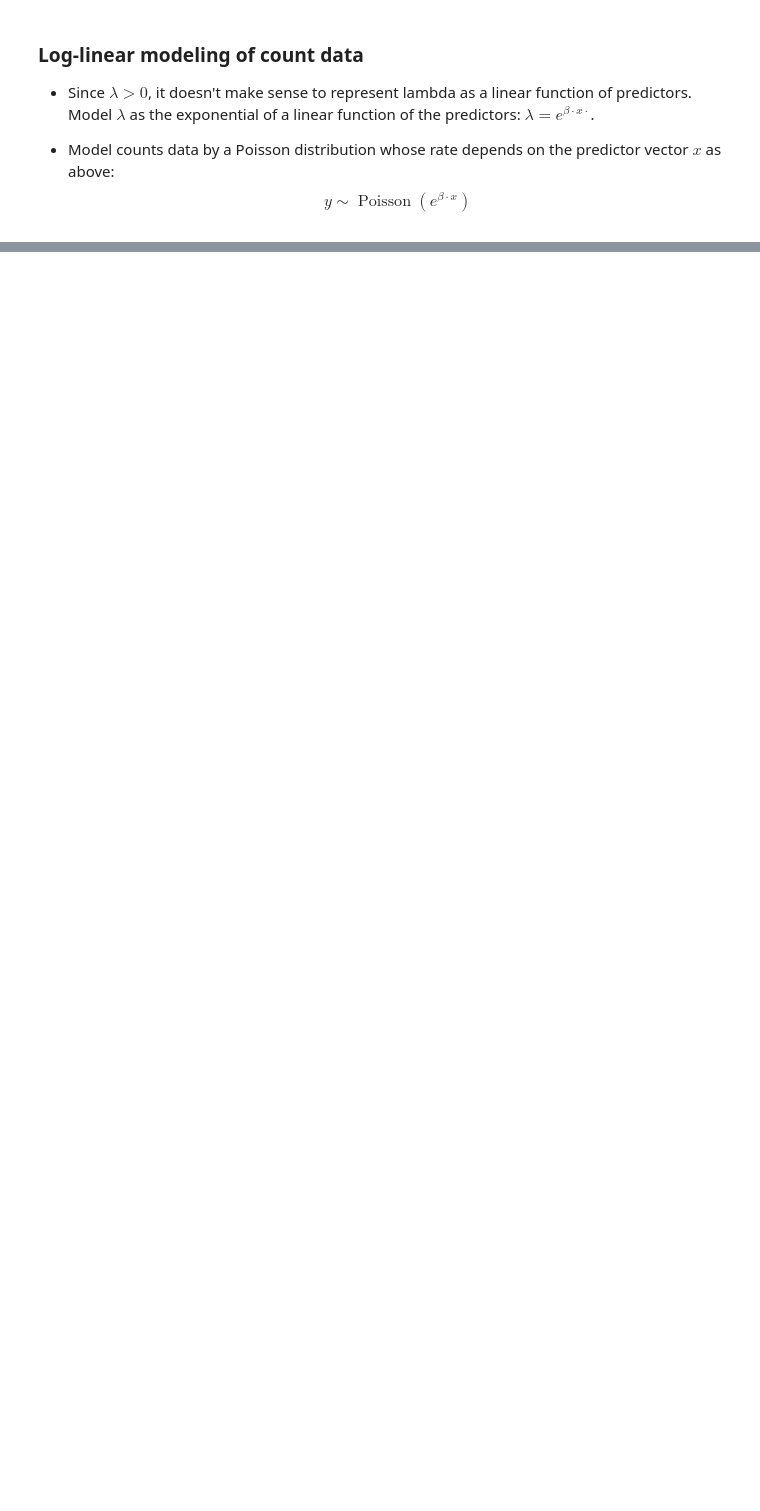
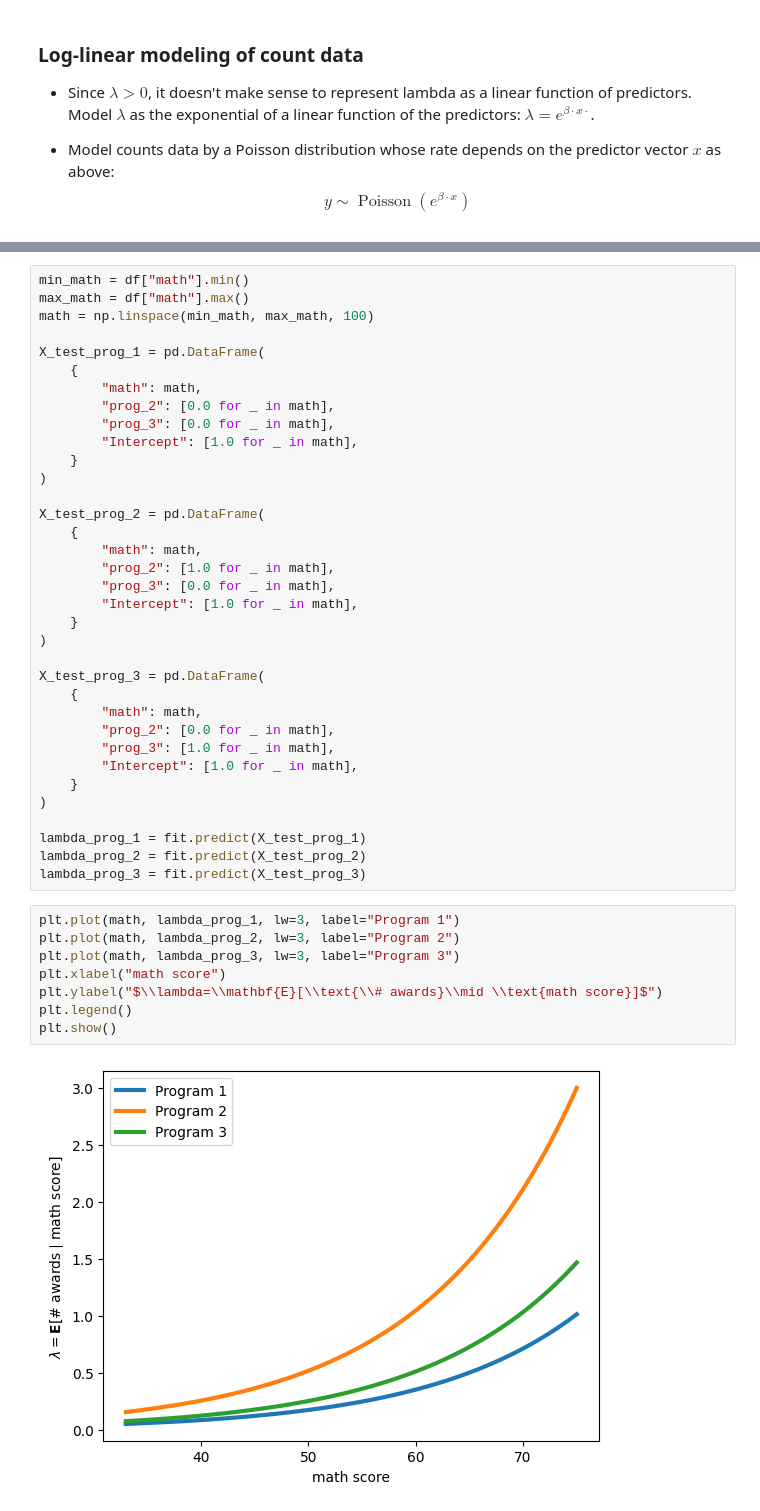
Before and after one commit to mgreenbe/DATA335W2025, a Jupyter notebook: code/count_regression.ipynb, the cells around one changed output, grey strips where cells are left out. Cells and saved outputs as stored; diff of their text form; blank space fills up the shorter version.

```diff
--- a/code/count_regression.ipynb
+++ b/code/count_regression.ipynb
@@ -118,0 +147,45 @@ plt.scatter(
+# %%
+min_math = df["math"].min()
+max_math = df["math"].max()
+math = np.linspace(min_math, max_math, 100)
+
+X_test_prog_1 = pd.DataFrame(
+    {
+        "math": math,
+        "prog_2": [0.0 for _ in math],
+        "prog_3": [0.0 for _ in math],
+        "Intercept": [1.0 for _ in math],
+    }
+)
+
+X_test_prog_2 = pd.DataFrame(
+    {
+        "math": math,
+        "prog_2": [1.0 for _ in math],
+        "prog_3": [0.0 for _ in math],
+        "Intercept": [1.0 for _ in math],
+    }
+)
+
+X_test_prog_3 = pd.DataFrame(
+    {
+        "math": math,
+        "prog_2": [0.0 for _ in math],
+        "prog_3": [1.0 for _ in math],
+        "Intercept": [1.0 for _ in math],
+    }
+)
+
+lambda_prog_1 = fit.predict(X_test_prog_1)
+lambda_prog_2 = fit.predict(X_test_prog_2)
+lambda_prog_3 = fit.predict(X_test_prog_3)
+# %%
+plt.plot(math, lambda_prog_1, lw=3, label="Program 1")
+plt.plot(math, lambda_prog_2, lw=3, label="Program 2")
+plt.plot(math, lambda_prog_3, lw=3, label="Program 3")
+plt.xlabel("math score")
+plt.ylabel("$\\lambda=\\mathbf{E}[\\text{\\# awards}\\mid \\text{math score}]$")
+plt.legend()
+plt.show()
+# %% [output]
+[figure, added]
```
Also changed, not shown: parts of 18 cells of this notebook.
